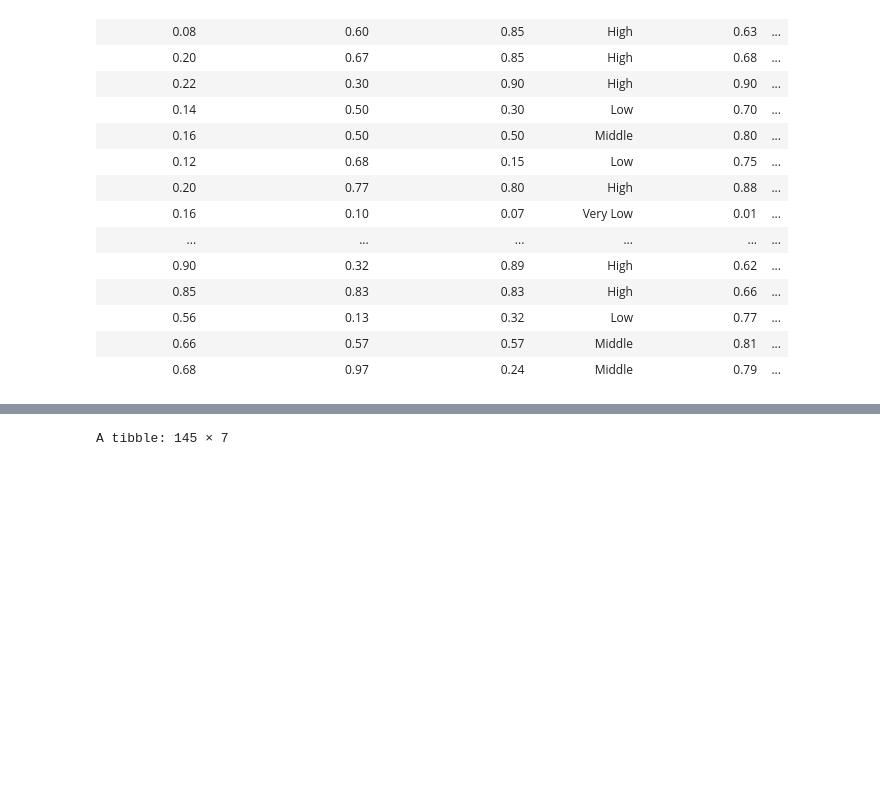
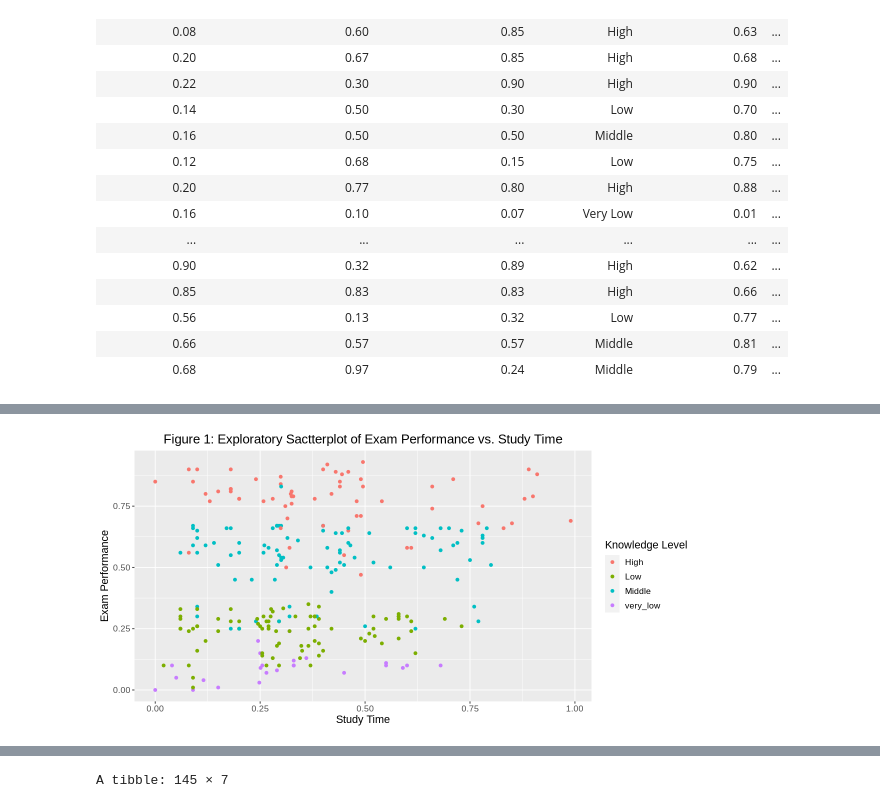
Before and after one commit to MirrenB/DSCI-100-Group-Project, a Jupyter notebook: Regression.ipynb, the cells around one changed output, grey strips where cells are left out. Cells and saved outputs as stored; diff of their text form; code cells hidden in the pictures; blank space fills up the shorter version.

```diff
--- a/Regression.ipynb
+++ b/Regression.ipynb
@@ -94,0 +101,12 @@ A tibble: 145 × 6
+# %%
+options(repr.plot.width = 10, repr.plot.height = 5)
+exam_plot_study <- user_training %>%
+            ggplot(aes(x = study_time_goal, y = exam_performance_goal)) +
+            geom_point(aes(color = knowledge_level)) +
+            labs(x = "Study Time", y = "Exam Performance", color = ("Knowledge Level")) +
+            ggtitle("Figure 1: Exploratory Sactterplot of Exam Performance vs. Study Time") +
+            theme(text = element_text(size = 13)) +
+            theme(plot.title = element_text(hjust = 0.5))
+exam_plot_study
+# %% [output]
+[figure, added]
```
Also changed, not shown: parts of 13 cells of this notebook.
